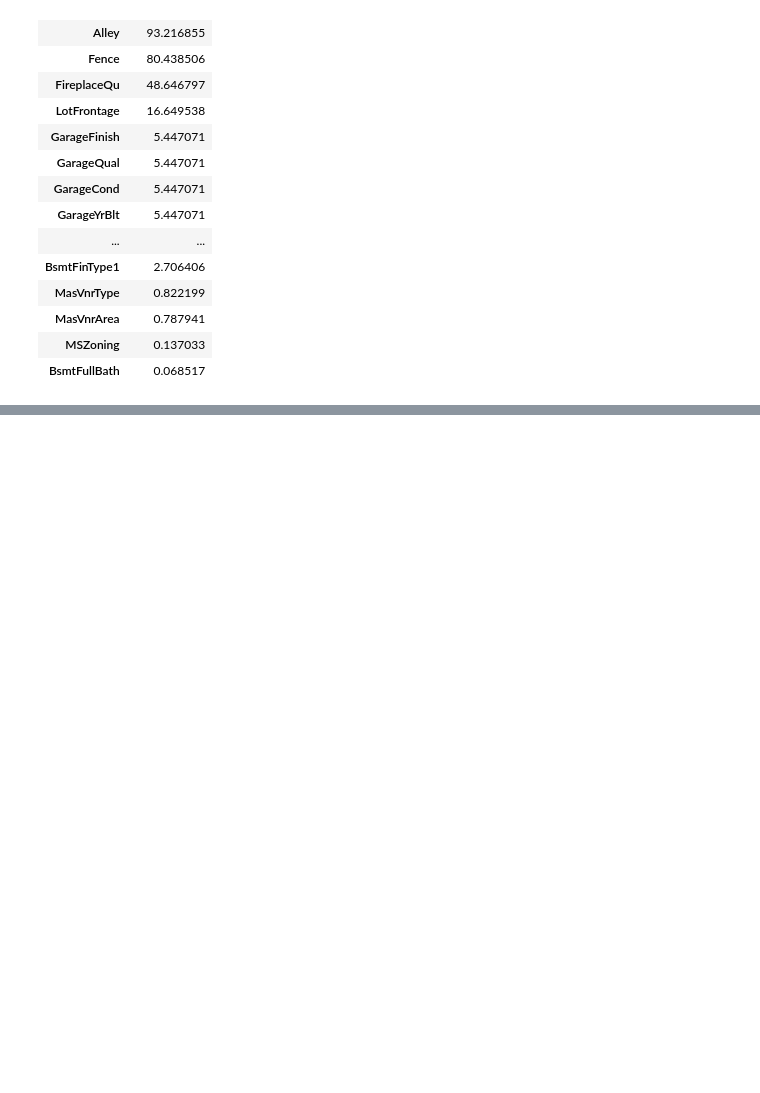
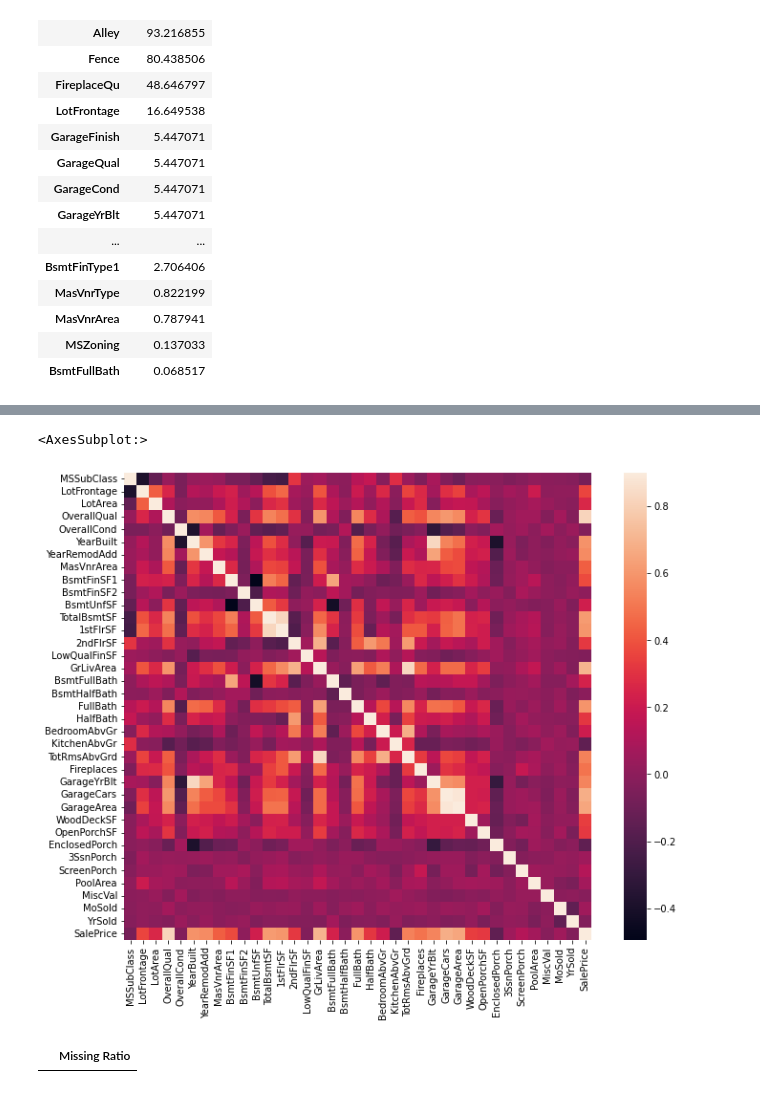
Before and after one commit to minhaz-engg/House-Prices---Advanced-Regression-Techniques, a Jupyter notebook: my-practice-3.ipynb, the cells around one changed output, grey strips where cells are left out. Saved outputs shown, nothing was run; the diff lists cells and outputs as text; code cells hidden in the pictures; blank space fills up the shorter version.

```diff
--- a/my-practice-3.ipynb
+++ b/my-practice-3.ipynb
@@ -177,0 +188,8 @@ missing_data.head(20)
+# %%
+#Correlation map to see how features are correlated with SalePrice
+corrmat = train.corr()
+plt.subplots(figsize=(12,9))
+sns.heatmap(corrmat, vmax=0.9, square=True)
+# %% [output]
+<AxesSubplot:>
+[figure, added]
@@ -177,0 +241,8 @@ missing_data.head(20)
+# %%
+#Check remaining missing values if any
+all_data_na = (all_data.isnull().sum() / len(all_data)) * 100
+all_data_na = all_data_na.drop(all_data_na[all_data_na == 0].index).sort_values(ascending=False)
+missing_data = pd.DataFrame({'Missing Ratio' :all_data_na})
+missing_data.head()
+# %% [output]
+|  | Missing Ratio |
```
Also changed, not shown: parts of 20 cells of this notebook.
